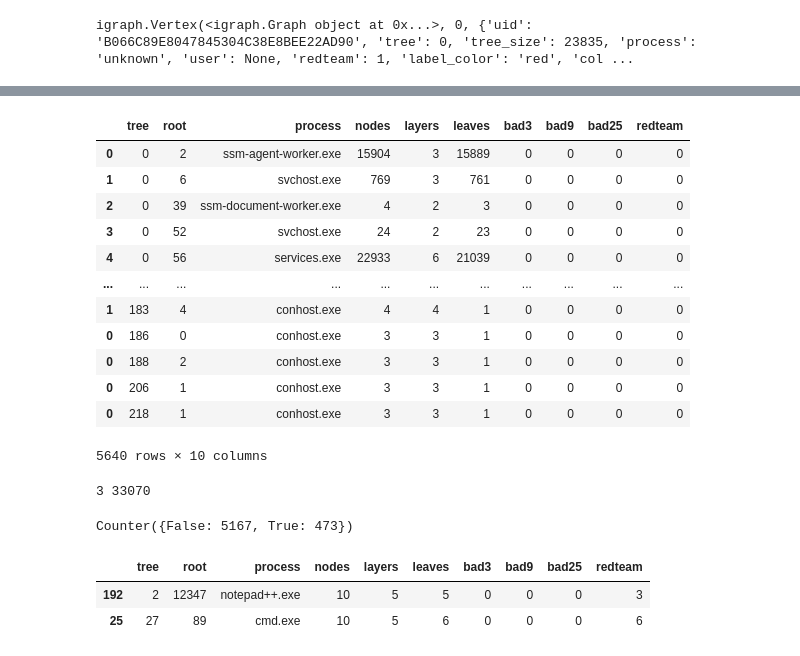
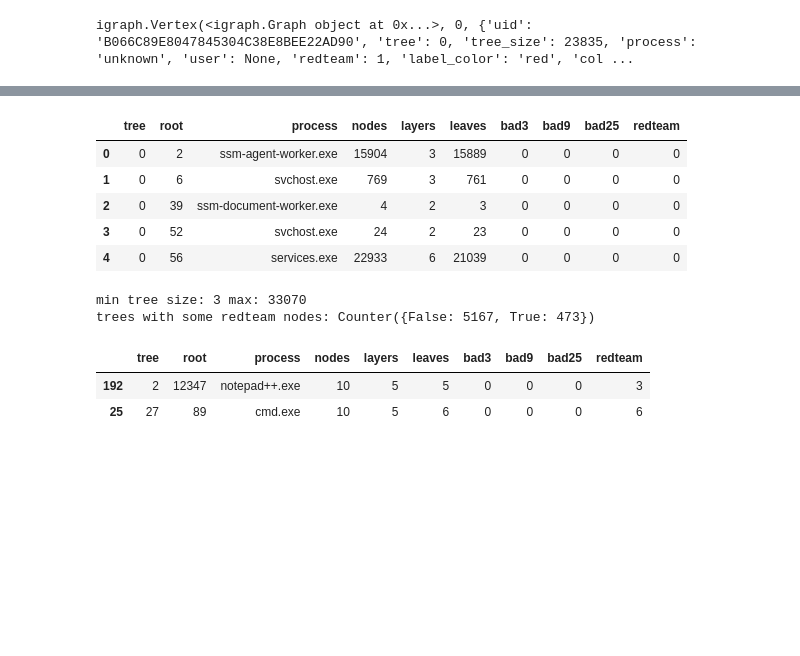
Before and after one commit to ftheberge/Matching_Experiments, a Jupyter notebook: ACME4/ACME4_process_trees_experiments.ipynb, the cells around one changed output, grey strips where cells are left out. Drawn from its saved outputs; the diff is of its cells as text; code cells hidden in the pictures; blank space fills up the shorter version.

```diff
--- a/ACME4/ACME4_process_trees_experiments.ipynb
+++ b/ACME4/ACME4_process_trees_experiments.ipynb
@@ -127,30 +129,21 @@ igraph.Vertex(<igraph.Graph object at 0x...>, 0, {'uid': 'B066C89E8047845304C38E
 # %%
 df_trees = pd.DataFrame()
 for t in range(len(Trees)):
     _df = acme_list_process_subtrees(Trees.subgraph(t), dct_username, dct_label)
     _df.insert(loc=0, column='tree', value=t)
     df_trees = pd.concat([df_trees,_df])
-df_trees
+df_trees.head(5)
 # %% [output]
 |  | tree | root | process | nodes | layers | leaves | bad3 | bad9 | bad25 | redteam |
 | 0 | 0 | 2 | ssm-agent-worker.exe | 15904 | 3 | 15889 | 0 | 0 | 0 | 0 |
 | 1 | 0 | 6 | svchost.exe | 769 | 3 | 761 | 0 | 0 | 0 | 0 |
 | 2 | 0 | 39 | ssm-document-worker.exe | 4 | 2 | 3 | 0 | 0 | 0 | 0 |
 | 3 | 0 | 52 | svchost.exe | 24 | 2 | 23 | 0 | 0 | 0 | 0 |
 | 4 | 0 | 56 | services.exe | 22933 | 6 | 21039 | 0 | 0 | 0 | 0 |
-| ... | ... | ... | ... | ... | ... | ... | ... | ... | ... | ... |
-| 1 | 183 | 4 | conhost.exe | 4 | 4 | 1 | 0 | 0 | 0 | 0 |
-| 0 | 186 | 0 | conhost.exe | 3 | 3 | 1 | 0 | 0 | 0 | 0 |
-| 0 | 188 | 2 | conhost.exe | 3 | 3 | 1 | 0 | 0 | 0 | 0 |
-| 0 | 206 | 1 | conhost.exe | 3 | 3 | 1 | 0 | 0 | 0 | 0 |
-| 0 | 218 | 1 | conhost.exe | 3 | 3 | 1 | 0 | 0 | 0 | 0 |
-5640 rows × 10 columns
 # %%
-print(min(df_trees.nodes), max(df_trees.nodes))
+print('min tree size:',min(df_trees.nodes), 'max:', max(df_trees.nodes))
+print('trees with some redteam nodes:',Counter(df_trees.redteam>0))
 # %% [output]
-3 33070
+min tree size: 3 max: 33070
+trees with some redteam nodes: Counter({False: 5167, True: 473})
-# %%
-Counter(df_trees.redteam>0)
-# %% [output]
-Counter({False: 5167, True: 473})
 # %%
```
Also changed, not shown: parts of 86 cells of this notebook, 3 other files.
